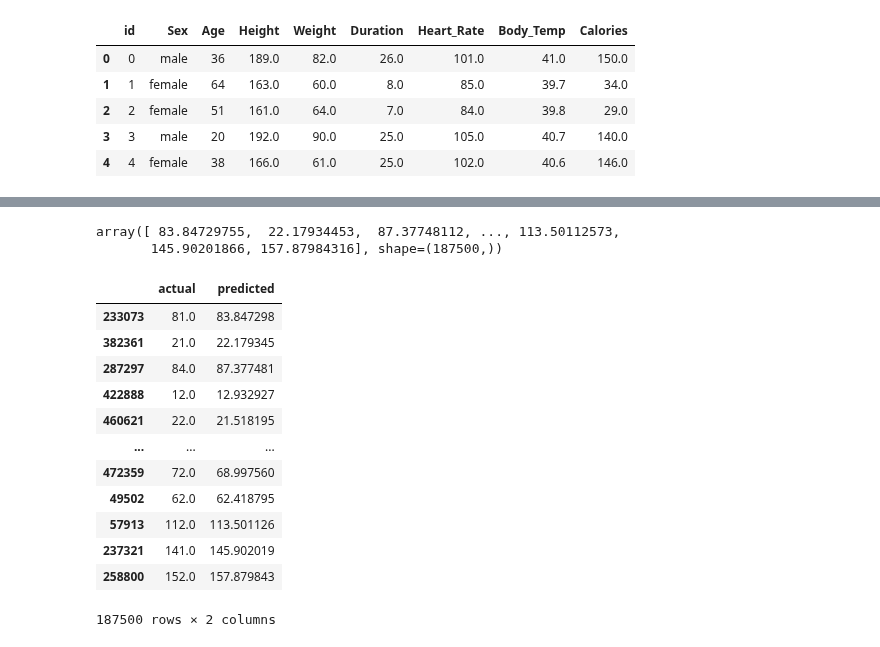
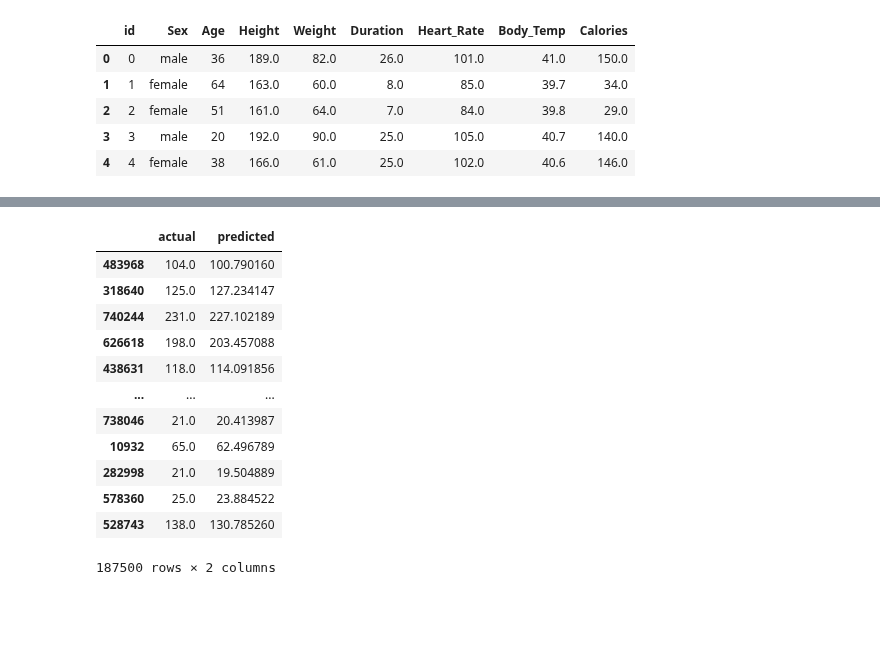
Before and after one commit to LoneCoder21/Kaggle-Notebooks, a Jupyter notebook: Regression/Calorie Expenditure/predict.ipynb, the cells around one changed output, grey strips where cells are left out. Drawn from its saved outputs; the diff is of its cells as text; code cells hidden in the pictures; blank space fills up the shorter version.

```diff
--- a/Regression/Calorie Expenditure/predict.ipynb
+++ b/Regression/Calorie Expenditure/predict.ipynb
@@ -27,3 +29,6 @@ test.drop('id', axis=1, inplace=True)
+# %%
+train[target] = np.log1p(train[target])
+original[target] = np.log1p(original[target])
 # %%
 train
 # %% [output]
@@ -64,6 +69,6 @@ trainY = train[target]
 # %%
 X_train, X_val, Y_train, Y_val = train_test_split(trainX, trainY, train_size=0.75)
 # %%
-lgbm_base = LGBMRegressor(n_estimators=300, learning_rate=0.1, max_depth=10, n_jobs=-1)
+lgbm_base = LGBMRegressor(objective='regression',n_estimators=300, learning_rate=0.1, max_depth=10, n_jobs=-1)
 lgbm_base.fit(X_train, Y_train)
 # %% [output]
@@ -92,28 +82,23 @@ Name: Calories, Length: 187500, dtype: float64
 # %%
 Y_pred = lgbm_base.predict(X_val)
-Y_pred = np.clip(Y_pred, a_min=0, a_max=None) # calories burned always above 0
-Y_pred
-# %% [output]
-array([ 83.84729755,  22.17934453,  87.37748112, ..., 113.50112573,
-       145.90201866, 157.87984316], shape=(187500,))
 # %%
 residual_df = pd.DataFrame()
-residual_df["actual"] = Y_val
-residual_df["predicted"] = Y_pred
+residual_df["actual"] = np.expm1(Y_val)
+residual_df["predicted"] = np.expm1(Y_pred) # transform log scale back to original calories scale
 residual_df
 # %% [output]
 |  | actual | predicted |
-| 233073 | 81.0 | 83.847298 |
-| 382361 | 21.0 | 22.179345 |
-| 287297 | 84.0 | 87.377481 |
-| 422888 | 12.0 | 12.932927 |
-| 460621 | 22.0 | 21.518195 |
+| 483968 | 104.0 | 100.790160 |
+| 318640 | 125.0 | 127.234147 |
+| 740244 | 231.0 | 227.102189 |
+| 626618 | 198.0 | 203.457088 |
+| 438631 | 118.0 | 114.091856 |
 | ... | ... | ... |
-| 472359 | 72.0 | 68.997560 |
-| 49502 | 62.0 | 62.418795 |
-| 57913 | 112.0 | 113.501126 |
-| 237321 | 141.0 | 145.902019 |
-| 258800 | 152.0 | 157.879843 |
+| 738046 | 21.0 | 20.413987 |
+| 10932 | 65.0 | 62.496789 |
+| 282998 | 21.0 | 19.504889 |
+| 578360 | 25.0 | 23.884522 |
+| 528743 | 138.0 | 130.785260 |
 187500 rows × 2 columns
 # %%
 sns.scatterplot(residual_df, x="predicted", y="actual")
```
Also changed, not shown: parts of 11 cells of this notebook.
